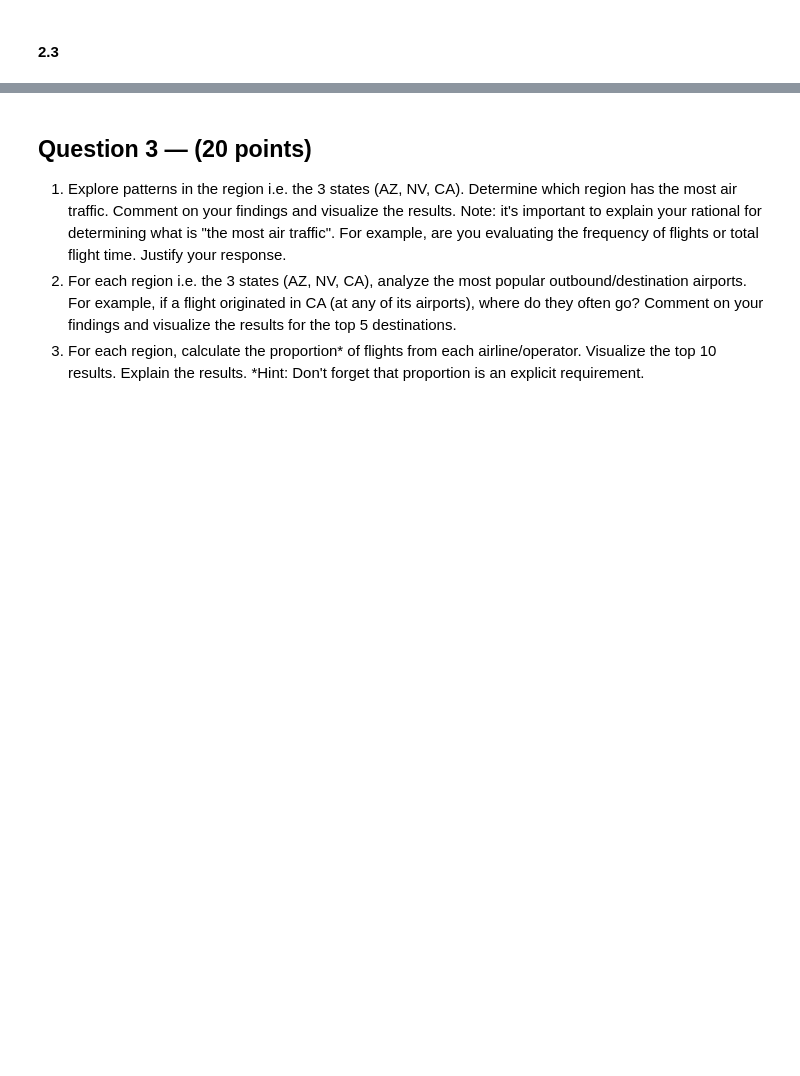
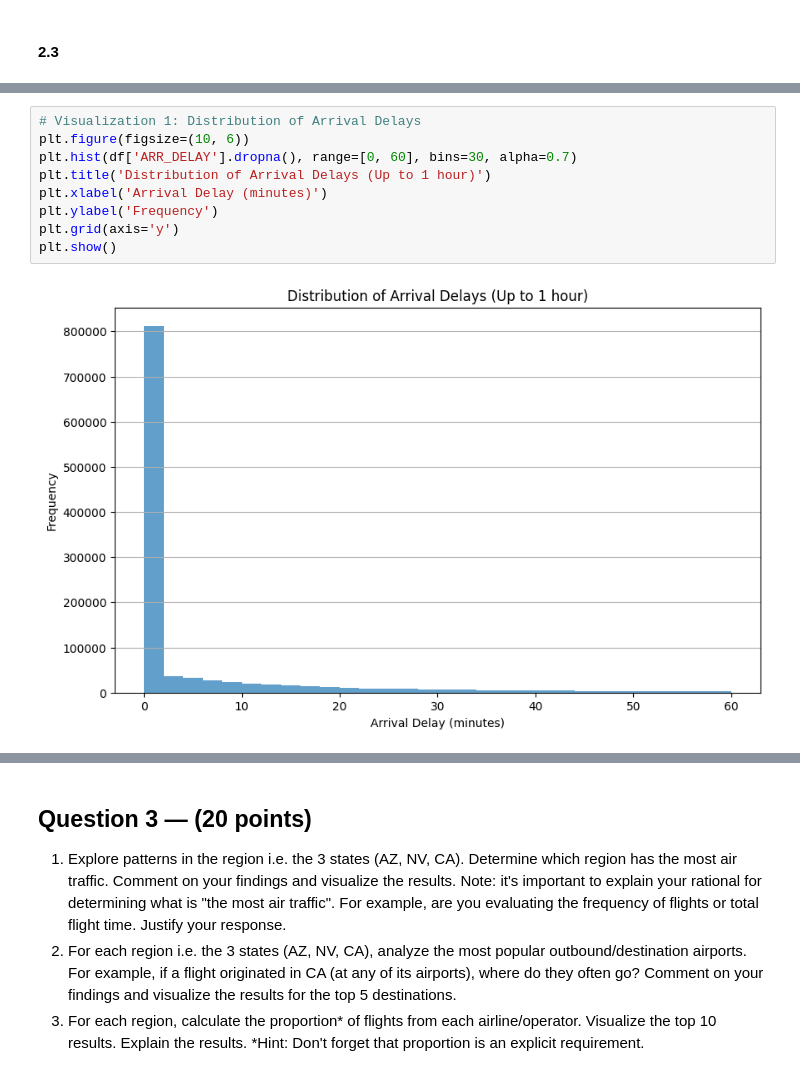
Before and after one commit to ayushzenith/practicum_1, a Jupyter notebook: Practicum.1.Group.30.ipynb, the cells around one changed output, grey strips where cells are left out. Cells and saved outputs as stored; diff of their text form; blank space fills up the shorter version.

```diff
--- a/Practicum.1.Group.30.ipynb
+++ b/Practicum.1.Group.30.ipynb
@@ -213,0 +253,11 @@ df
+# %%
+# Visualization 1: Distribution of Arrival Delays
+plt.figure(figsize=(10, 6))
+plt.hist(df['ARR_DELAY'].dropna(), range=[0, 60], bins=30, alpha=0.7)
+plt.title('Distribution of Arrival Delays (Up to 1 hour)')
+plt.xlabel('Arrival Delay (minutes)')
+plt.ylabel('Frequency')
+plt.grid(axis='y')
+plt.show()
+# %% [output]
+[figure, added]
```
Also changed, not shown: parts of 6 cells of this notebook.
